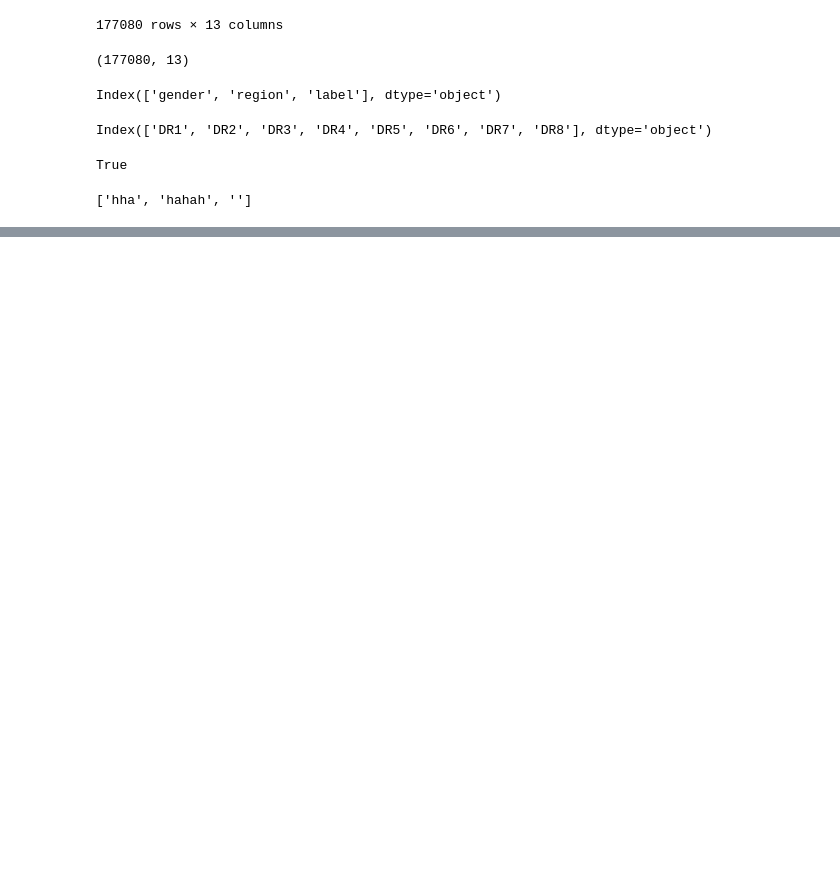
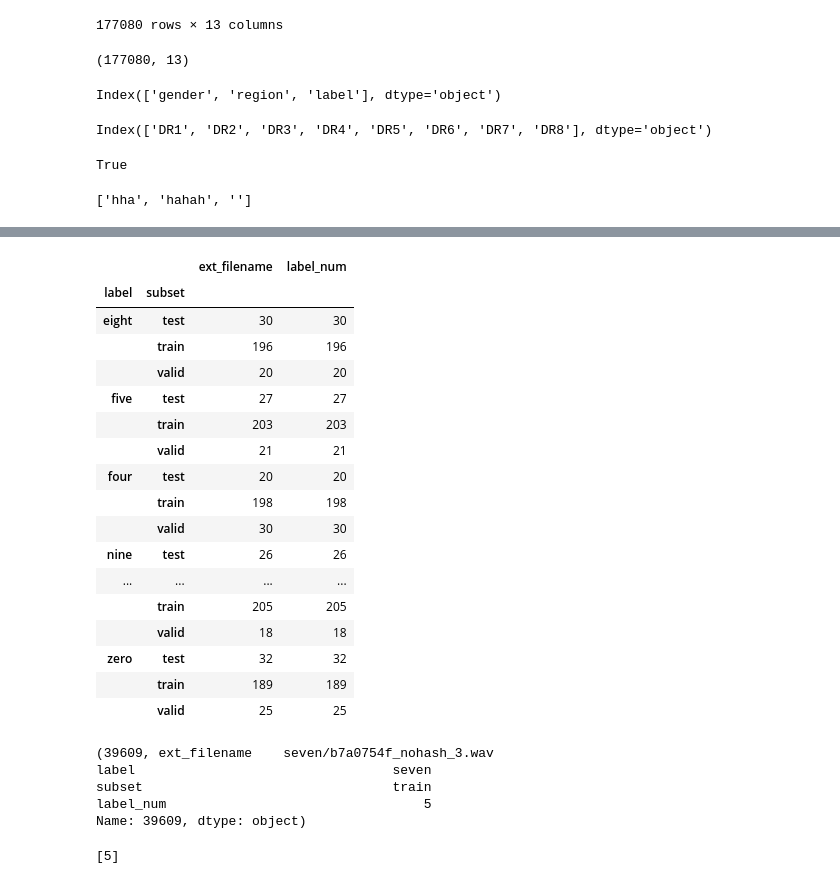
Before and after one commit to zhengying-liu/autodl-contrib, a Jupyter notebook: utils/wav/explore_wav.ipynb, the cells around one changed output, grey strips where cells are left out. Drawn from its saved outputs; the diff is of its cells as text; code cells hidden in the pictures; blank space fills up the shorter version.

```diff
--- a/utils/wav/explore_wav.ipynb
+++ b/utils/wav/explore_wav.ipynb
@@ -702,0 +896,31 @@ True
+# %%
+processed_df.groupby(['label', 'subset']).count()
+# %% [output]
+|  |  | ext_filename | label_num |
+| label | subset |  |  |
+| eight | test | 30 | 30 |
+|  | train | 196 | 196 |
+|  | valid | 20 | 20 |
+| five | test | 27 | 27 |
+|  | train | 203 | 203 |
+|  | valid | 21 | 21 |
+| four | test | 20 | 20 |
+|  | train | 198 | 198 |
+|  | valid | 30 | 30 |
+| nine | test | 26 | 26 |
+| ... | ... | ... | ... |
+|  | train | 205 | 205 |
+|  | valid | 18 | 18 |
+| zero | test | 32 | 32 |
+|  | train | 189 | 189 |
+|  | valid | 25 | 25 |
+# %%
+for x in processed_df.iterrows():
+  print(x)
+  break
+# %% [output]
+(39609, ext_filename    seven/b7a0754f_nohash_3.wav
+label                                 seven
+subset                                train
+label_num                                 5
+Name: 39609, dtype: object)
@@ -702,0 +952,6 @@ True
+# %%
+for x in features_labels_generator:
+  print(x[1])
+  break
+# %% [output]
+[5]
```
Also changed, not shown: parts of 53 cells of this notebook.
